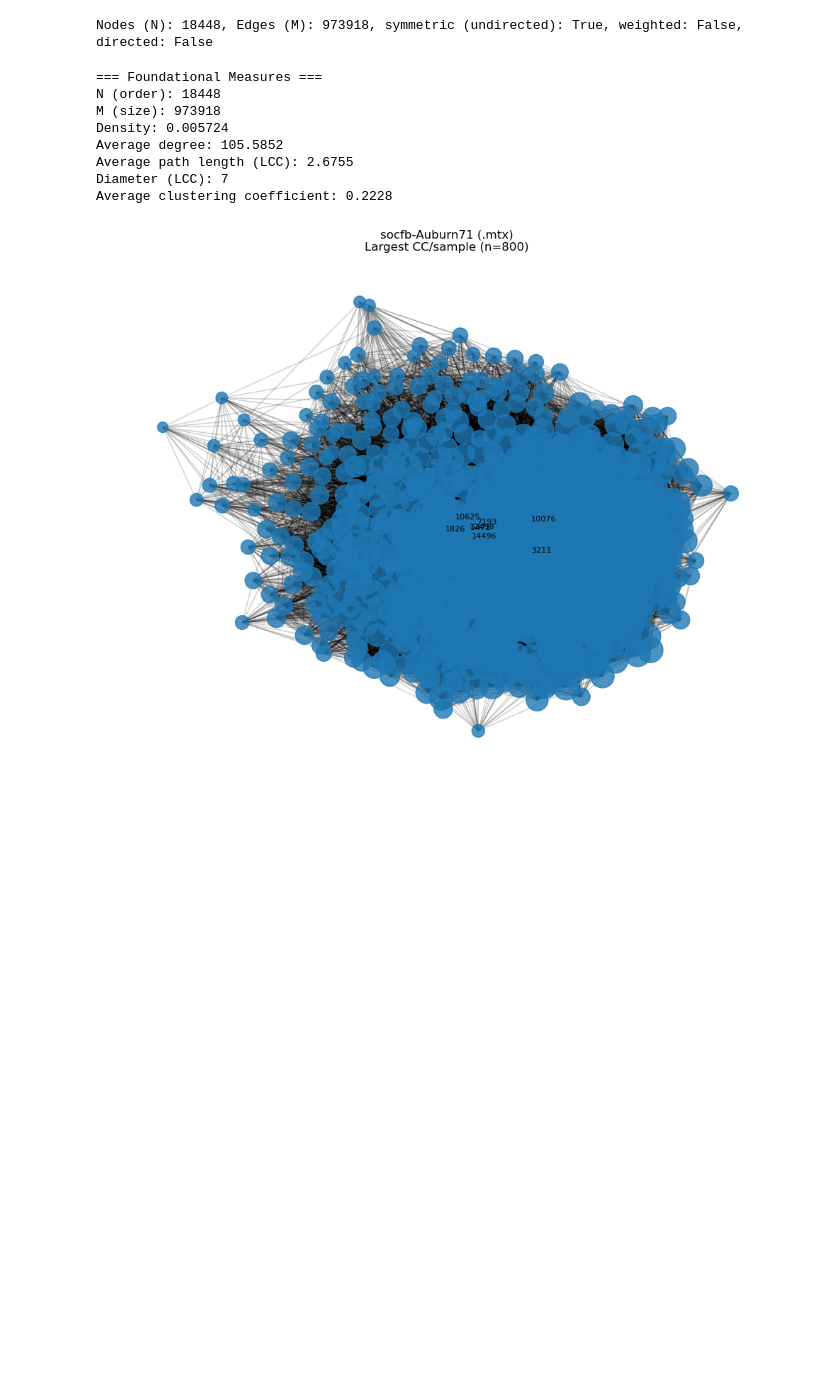
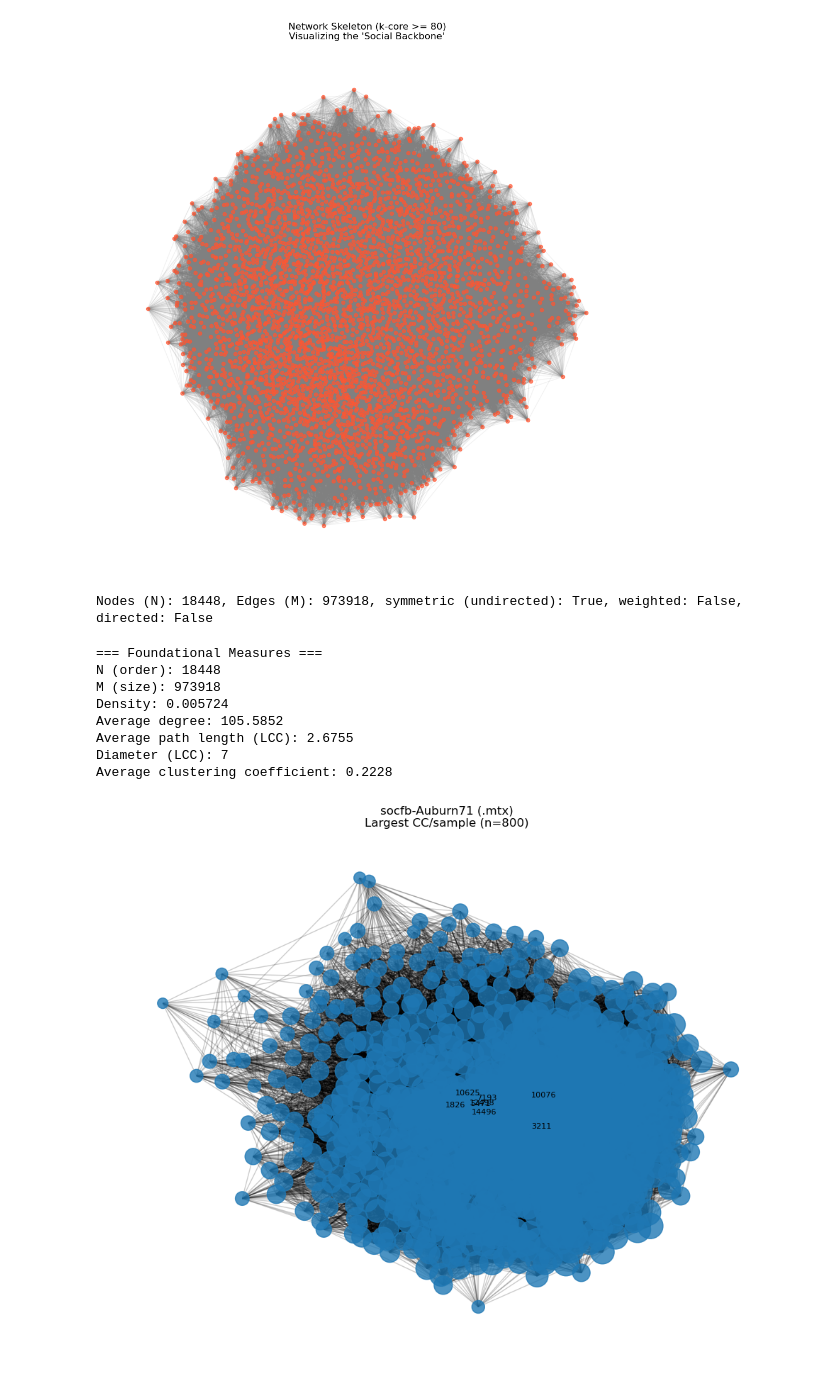
Before and after one commit to sunil-thapa99/CMPS-6310, a Jupyter notebook: project.ipynb, the cells around one changed output. Drawn from its saved outputs; the diff is of its cells as text; code cells hidden in the pictures; blank space fills up the shorter version.

```diff
--- a/project.ipynb
+++ b/project.ipynb
@@ -20 +126,17 @@ k_for_approx_betweenness = 500  # sample nodes if graph large for betweenness
+# %%
+# 2. Plot the Skeleton
+plt.figure(figsize=(12, 12))
+pos = nx.spring_layout(G_core, seed=42, k=0.2)  # k=0.2 pushes nodes apart
+
+# Draw nodes (smaller size)
+nx.draw_networkx_nodes(G_core, pos, node_size=20, node_color='#FF5733', alpha=0.7)
+
+# Draw edges (very thin and transparent)
+nx.draw_networkx_edges(G_core, pos, alpha=0.1, edge_color='gray')
+
+plt.title(f"Network Skeleton (k-core >= {k})\nVisualizing the 'Social Backbone'")
+plt.axis('off')
+plt.show()
+# %% [output]
+[figure, added]
 # %%
```
Also changed, not shown: parts of 11 cells of this notebook, 1 other file.
